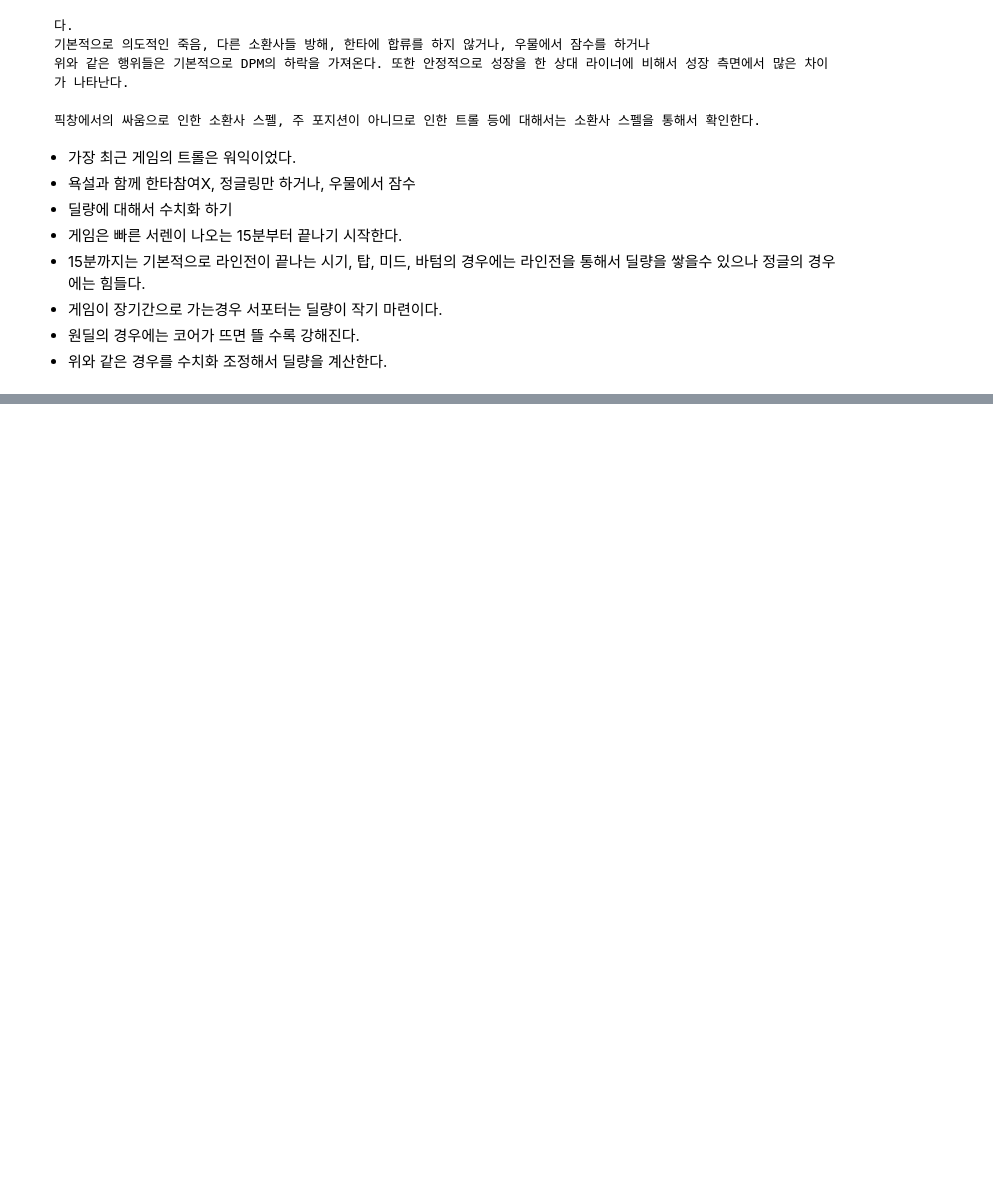
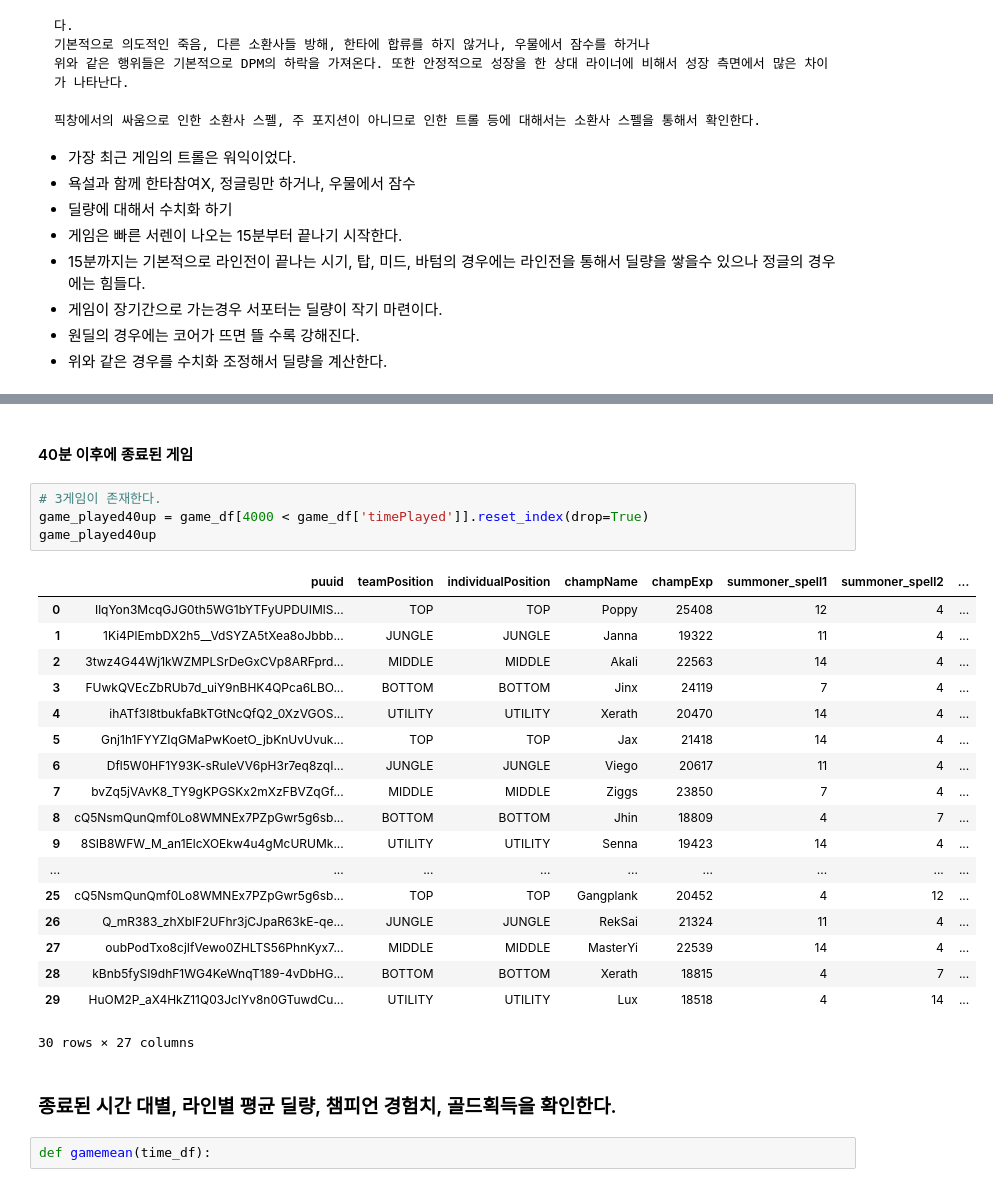
Before and after one commit to lima4/lol, a Jupyter notebook: api.ipynb, the cells around one changed output, grey strips where cells are left out. Saved outputs shown, nothing was run; the diff lists cells and outputs as text; blank space fills up the shorter version.

```diff
--- a/api.ipynb
+++ b/api.ipynb
@@ -142,0 +328,29 @@ for i in len(math_r.json()):
+# %% [markdown]
+#### 40분 이후에 종료된 게임
+# %%
+# 3게임이 존재한다.
+game_played40up = game_df[4000 < game_df['timePlayed']].reset_index(drop=True)
+game_played40up
+# %% [output]
+|  | puuid | teamPosition | individualPosition | champName | champExp | summoner_spell1 | summoner_spell2 | ... |
+| 0 | IlqYon3McqGJG0th5WG1bYTFyUPDUIMlS... | TOP | TOP | Poppy | 25408 | 12 | 4 | ... |
+| 1 | 1Ki4PlEmbDX2h5__VdSYZA5tXea8oJbbb... | JUNGLE | JUNGLE | Janna | 19322 | 11 | 4 | ... |
+| 2 | 3twz4G44Wj1kWZMPLSrDeGxCVp8ARFprd... | MIDDLE | MIDDLE | Akali | 22563 | 14 | 4 | ... |
+| 3 | FUwkQVEcZbRUb7d_uiY9nBHK4QPca6LBO... | BOTTOM | BOTTOM | Jinx | 24119 | 7 | 4 | ... |
+| 4 | ihATf3I8tbukfaBkTGtNcQfQ2_0XzVGOS... | UTILITY | UTILITY | Xerath | 20470 | 14 | 4 | ... |
+| 5 | Gnj1h1FYYZIqGMaPwKoetO_jbKnUvUvuk... | TOP | TOP | Jax | 21418 | 14 | 4 | ... |
+| 6 | Dfl5W0HF1Y93K-sRuIeVV6pH3r7eq8zqI... | JUNGLE | JUNGLE | Viego | 20617 | 11 | 4 | ... |
+| 7 | bvZq5jVAvK8_TY9gKPGSKx2mXzFBVZqGf... | MIDDLE | MIDDLE | Ziggs | 23850 | 7 | 4 | ... |
+| 8 | cQ5NsmQunQmf0Lo8WMNEx7PZpGwr5g6sb... | BOTTOM | BOTTOM | Jhin | 18809 | 4 | 7 | ... |
+| 9 | 8SIB8WFW_M_an1ElcXOEkw4u4gMcURUMk... | UTILITY | UTILITY | Senna | 19423 | 14 | 4 | ... |
+| ... | ... | ... | ... | ... | ... | ... | ... | ... |
+| 25 | cQ5NsmQunQmf0Lo8WMNEx7PZpGwr5g6sb... | TOP | TOP | Gangplank | 20452 | 4 | 12 | ... |
+| 26 | Q_mR383_zhXblF2UFhr3jCJpaR63kE-qe... | JUNGLE | JUNGLE | RekSai | 21324 | 11 | 4 | ... |
+| 27 | oubPodTxo8cjIfVewo0ZHLTS56PhnKyx7... | MIDDLE | MIDDLE | MasterYi | 22539 | 14 | 4 | ... |
+| 28 | kBnb5fySI9dhF1WG4KeWnqT189-4vDbHG... | BOTTOM | BOTTOM | Xerath | 18815 | 4 | 7 | ... |
+| 29 | HuOM2P_aX4HkZ11Q03JcIYv8n0GTuwdCu... | UTILITY | UTILITY | Lux | 18518 | 4 | 14 | ... |
+30 rows × 27 columns
+# %% [markdown]
+### 종료된 시간 대별, 라인별 평균 딜량, 챔피언 경험치, 골드획득을 확인한다.
+# %%
+def gamemean(time_df):
```
Also changed, not shown: parts of 30 cells of this notebook.
